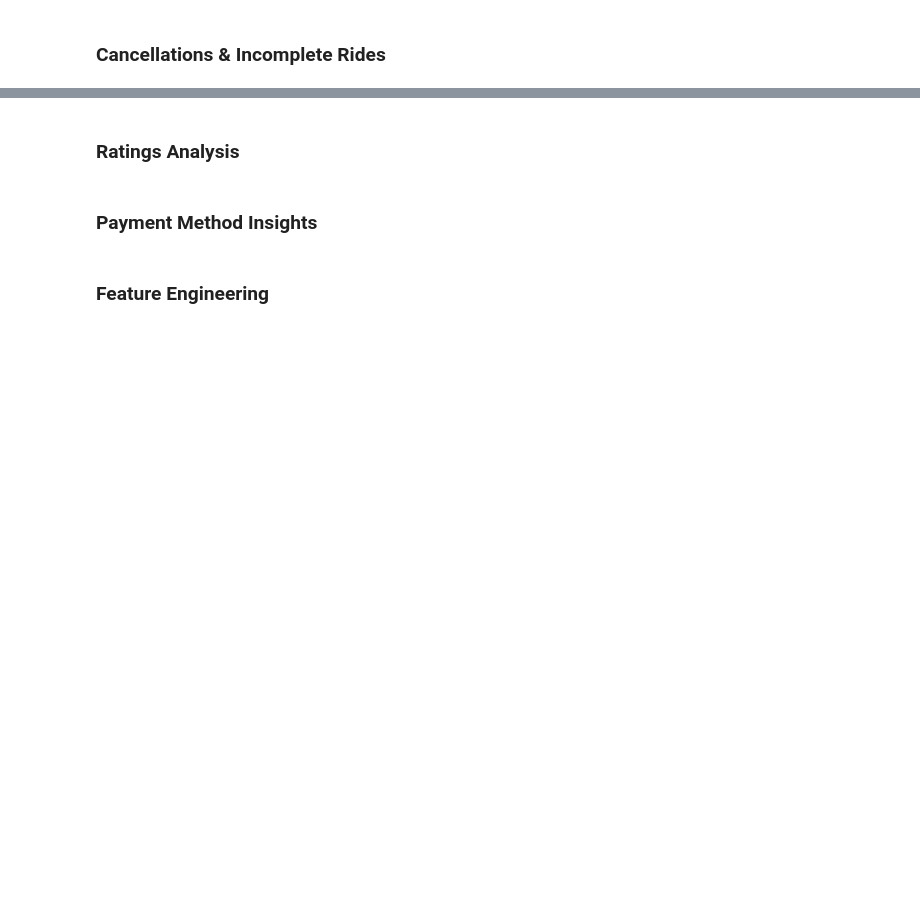
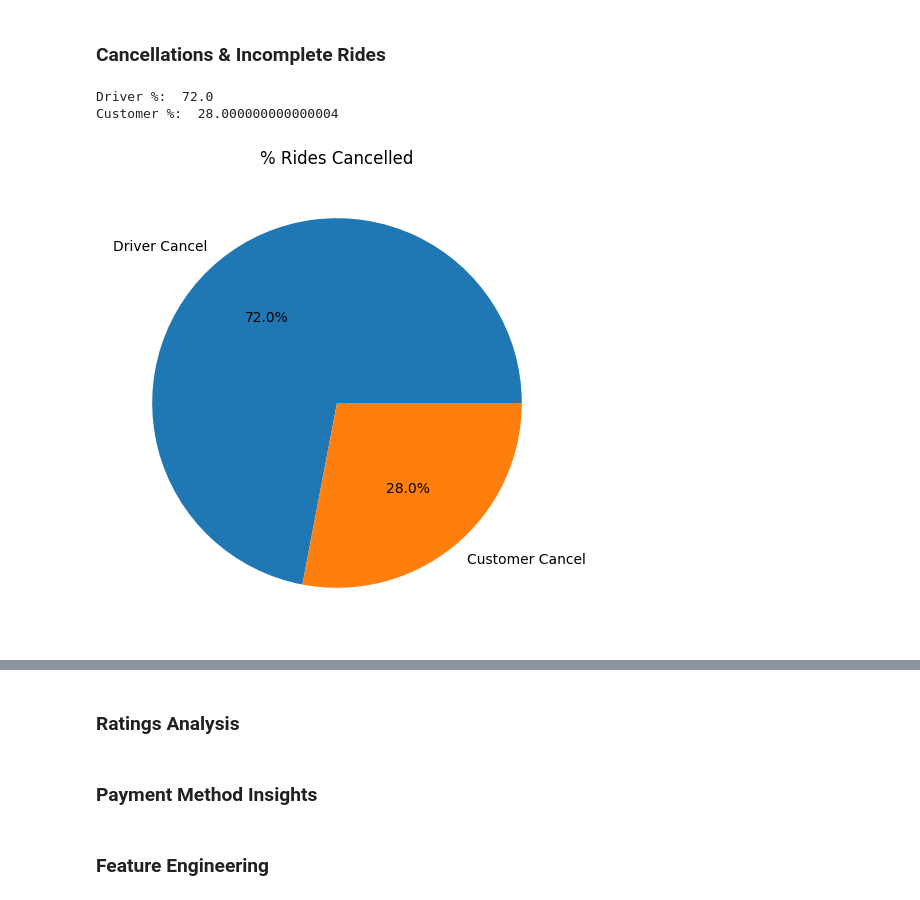
Before and after one commit to ARUN-R-DAS/uber_data_analysis, a Jupyter notebook: uber.ipynb, the cells around one changed output, grey strips where cells are left out. Saved outputs shown, nothing was run; the diff lists cells and outputs as text; code cells hidden in the pictures; blank space fills up the shorter version.

```diff
--- a/uber.ipynb
+++ b/uber.ipynb
@@ -451,3 +490,21 @@ plt.show()
 # Common reasons for cancellation.
 
 # Compare cancellation rates by Vehicle Type or Payment Method.
+# %%
+driver_cancel = df['Cancelled Rides by Driver'].sum()
+cust_cancel = df['Cancelled Rides by Customer'].sum()
+
+total_cancel = driver_cancel + cust_cancel
+
+print("Driver %: ", driver_cancel / total_cancel * 100)
+print("Customer %: ", cust_cancel / total_cancel * 100)
+
+pd.Series({
+    "Driver Cancel": driver_cancel,
+    "Customer Cancel": cust_cancel
+}).plot(kind='pie', autopct='%1.1f%%', figsize=(6,6), title='% Rides Cancelled')
+plt.show()
+# %% [output]
+Driver %:  72.0
+Customer %:  28.000000000000004
+[figure, added]
```
Also changed, not shown: parts of 13 cells of this notebook.
